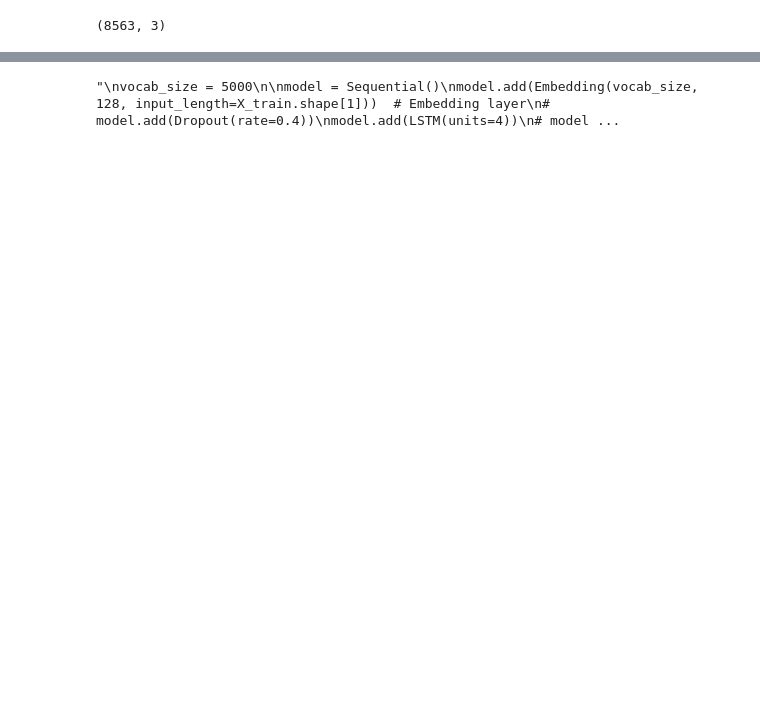
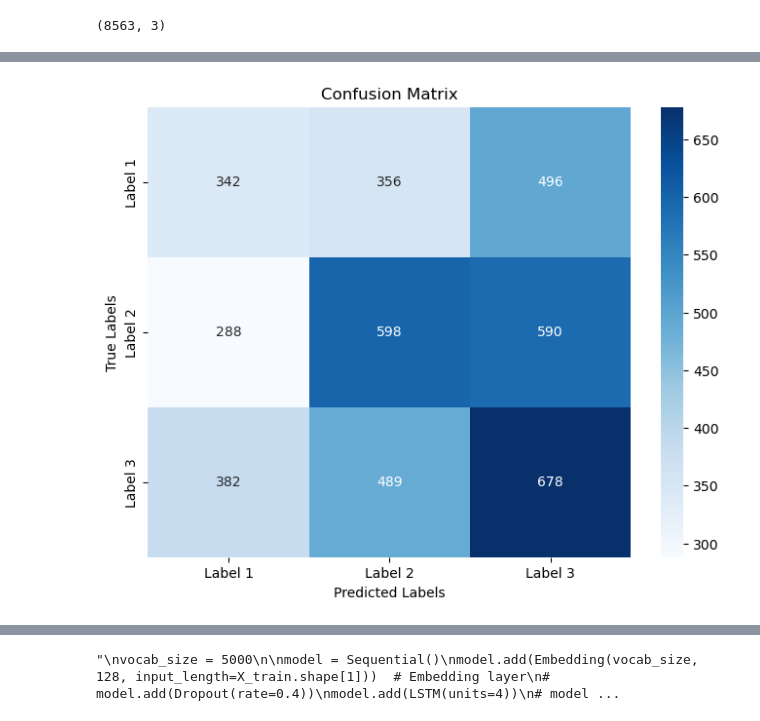
Before and after one commit to upama19/Nepali-News, a Jupyter notebook: lstm_new.ipynb, the cells around one changed output, grey strips where cells are left out. Drawn from its saved outputs; the diff is of its cells as text; code cells hidden in the pictures; blank space fills up the shorter version.

```diff
--- a/lstm_new.ipynb
+++ b/lstm_new.ipynb
@@ -207,7 +211,7 @@ Create one hot representation of the corpus
 # %%
 onehot_repr=[one_hot(words,voc_size)for words in corpus]
 # %%
-sent_length=40
+sent_length = 5000
 embedded_docs=pad_sequences(onehot_repr,padding='pre',maxlen=sent_length)
 print(embedded_docs)
 # %% [output]
@@ -240,15 +244,20 @@ y_train.shape
 (8563, 3)
 # %%
 ## Creating model
-embedding_vector_features=40
+embedding_vector_features= 1000
 model=Sequential()
 model.add(Embedding(voc_size,embedding_vector_features,input_length=sent_length))
-model.add(LSTM(4))
-# model.add(Dropout(0.3))
-#model.add(Dense(50))
+#model.add(Dropout(0.5))
+model.add(LSTM(20))
+model.add(Dropout(0.3))
+model.add(Dense(50, input_shape=(sent_length,)))
 model.add(BatchNormalization())
 model.add(Dropout(0.5))
-# model.add(Dense(100))
+model.add(Dense(100))
+model.add(Dropout(0.5))
+model.add(Dense(100))
+model.add(Dropout(0.5))
+model.add(Dense(100))
 model.add(Dense(3,activation='softmax'))
 model.compile(loss='categorical_crossentropy',optimizer='adam',metrics=['accuracy'])
 print(model.summary())
@@ -300,0 +310,7 @@ model.evaluate(X_test, y_test)
+# %%
+# Perform evaluation
+y_pred = model.predict(X_test)
+y_pred_labels = np.argmax(y_pred, axis=1)  # Convert predicted probabilities to labels
+
+# Convert one-hot encoded target labels to labels
+y_true_labels = np.argmax(y_test, axis=1)
@@ -300,0 +319,16 @@ model.evaluate(X_test, y_test)
+# %%
+# Create confusion matrix
+confusion_mat = confusion_matrix(np.asarray(y_true_labels), y_pred_labels)
+
+# Create pandas DataFrame from confusion matrix
+labels = ['Label 1', 'Label 2', 'Label 3']  # Replace with your actual label names
+confusion_df = pd.DataFrame(confusion_mat, index=labels, columns=labels)
+# %%
+plt.figure(figsize=(8, 6))
+sns.heatmap(confusion_df, annot=True, cmap='Blues', fmt='d')
+plt.xlabel('Predicted Labels')
+plt.ylabel('True Labels')
+plt.title('Confusion Matrix')
+plt.show()
+# %% [output]
+[figure, added]
```
Also changed, not shown: parts of 53 cells of this notebook.
